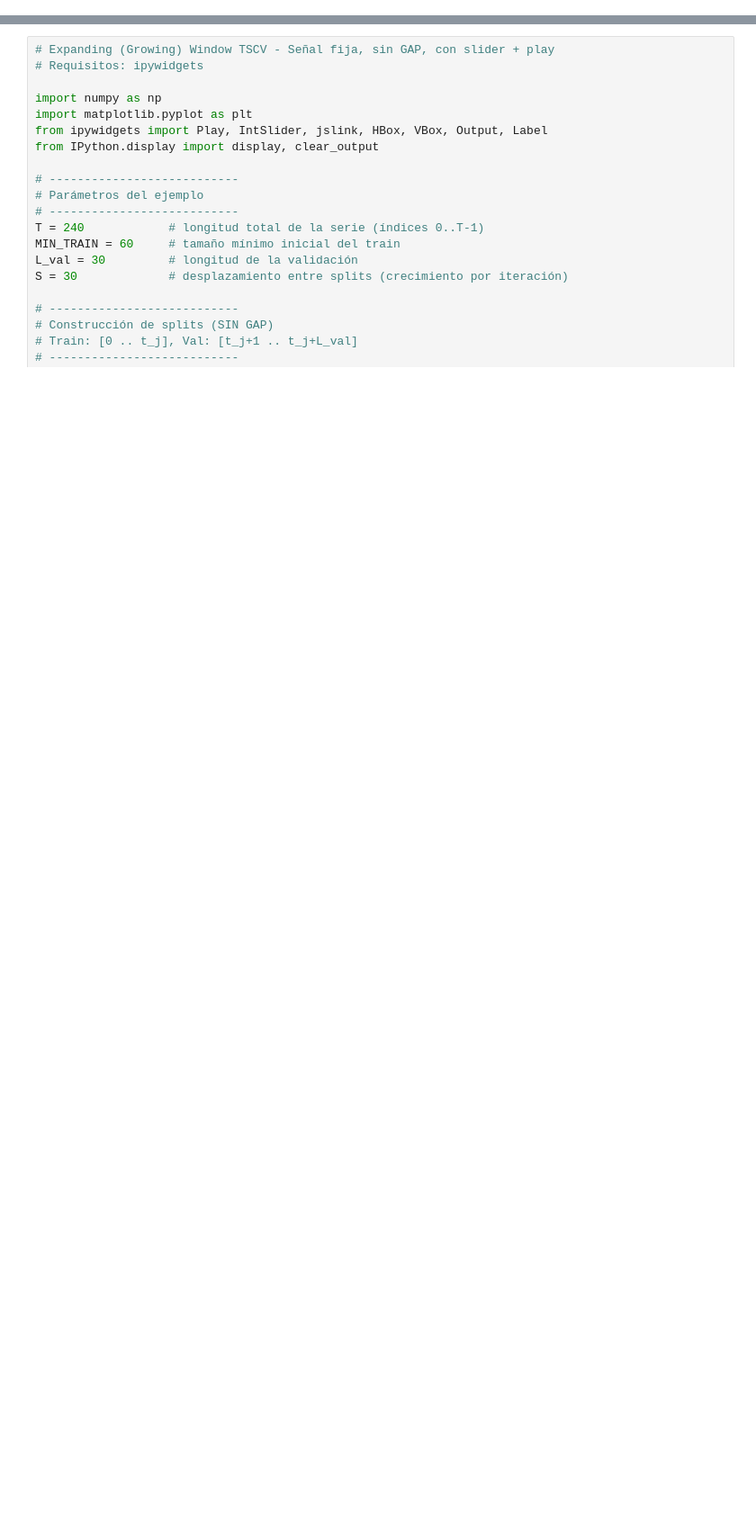
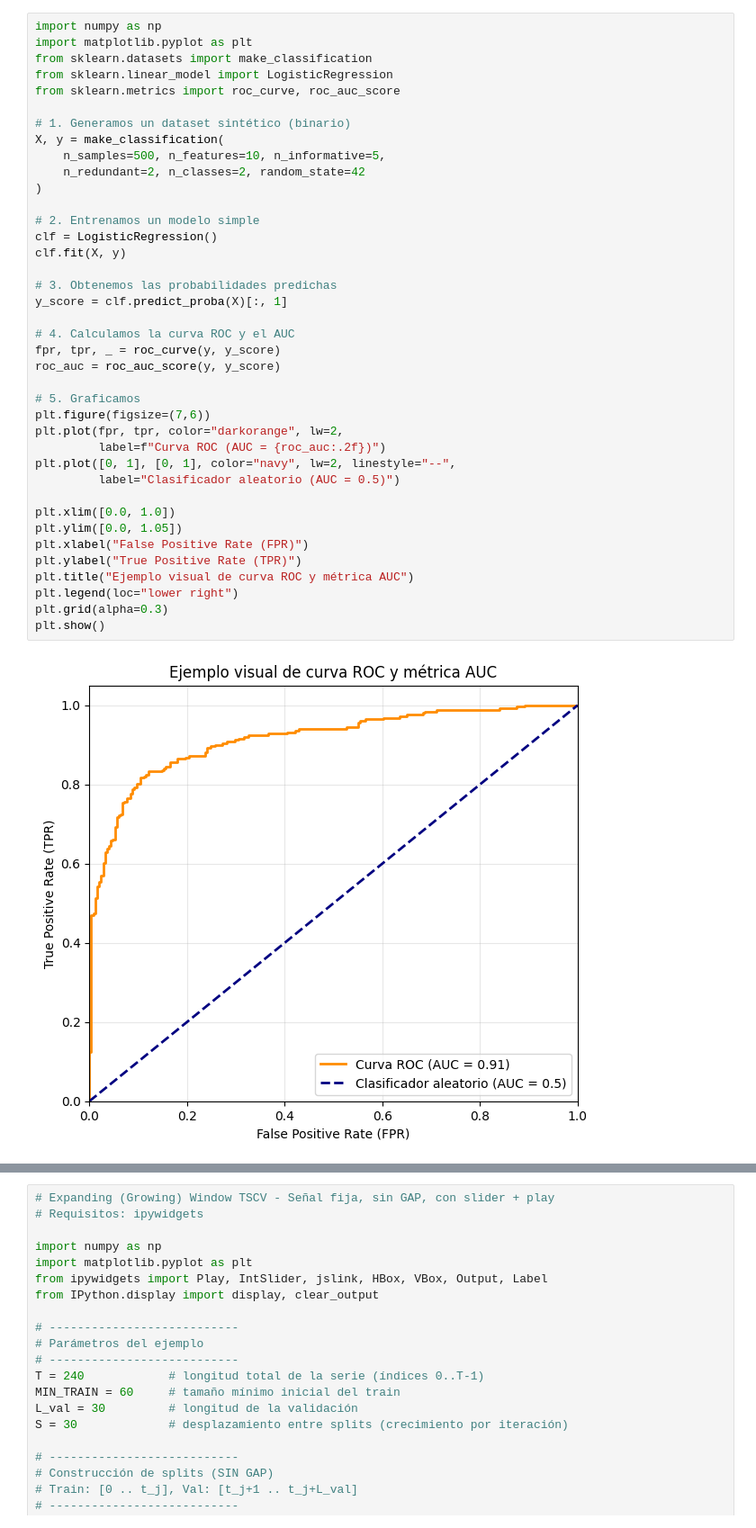
Before and after one commit to PabloAC04/MDF-ANOMALY-DETECTION, a Jupyter notebook: 04_validacion.ipynb, the cells around one changed output, grey strips where cells are left out. Shown at 90% size. Drawn from its saved outputs; the diff is of its cells as text; blank space fills up the shorter version.

```diff
--- a/04_validacion.ipynb
+++ b/04_validacion.ipynb
@@ -188,0 +283,41 @@ plt.show()
+# %%
+import numpy as np
+import matplotlib.pyplot as plt
+from sklearn.datasets import make_classification
+from sklearn.linear_model import LogisticRegression
+from sklearn.metrics import roc_curve, roc_auc_score
+
+# 1. Generamos un dataset sintético (binario)
+X, y = make_classification(
+    n_samples=500, n_features=10, n_informative=5,
+    n_redundant=2, n_classes=2, random_state=42
+)
+
+# 2. Entrenamos un modelo simple
+clf = LogisticRegression()
+clf.fit(X, y)
+
+# 3. Obtenemos las probabilidades predichas
+y_score = clf.predict_proba(X)[:, 1]
+
+# 4. Calculamos la curva ROC y el AUC
+fpr, tpr, _ = roc_curve(y, y_score)
+roc_auc = roc_auc_score(y, y_score)
+
+# 5. Graficamos
+plt.figure(figsize=(7,6))
+plt.plot(fpr, tpr, color="darkorange", lw=2,
+         label=f"Curva ROC (AUC = {roc_auc:.2f})")
+plt.plot([0, 1], [0, 1], color="navy", lw=2, linestyle="--",
+         label="Clasificador aleatorio (AUC = 0.5)")
+
+plt.xlim([0.0, 1.0])
+plt.ylim([0.0, 1.05])
+plt.xlabel("False Positive Rate (FPR)")
+plt.ylabel("True Positive Rate (TPR)")
+plt.title("Ejemplo visual de curva ROC y métrica AUC")
+plt.legend(loc="lower right")
+plt.grid(alpha=0.3)
+plt.show()
+# %% [output]
+[figure, added]
```
Also changed, not shown: parts of 8 cells of this notebook.
